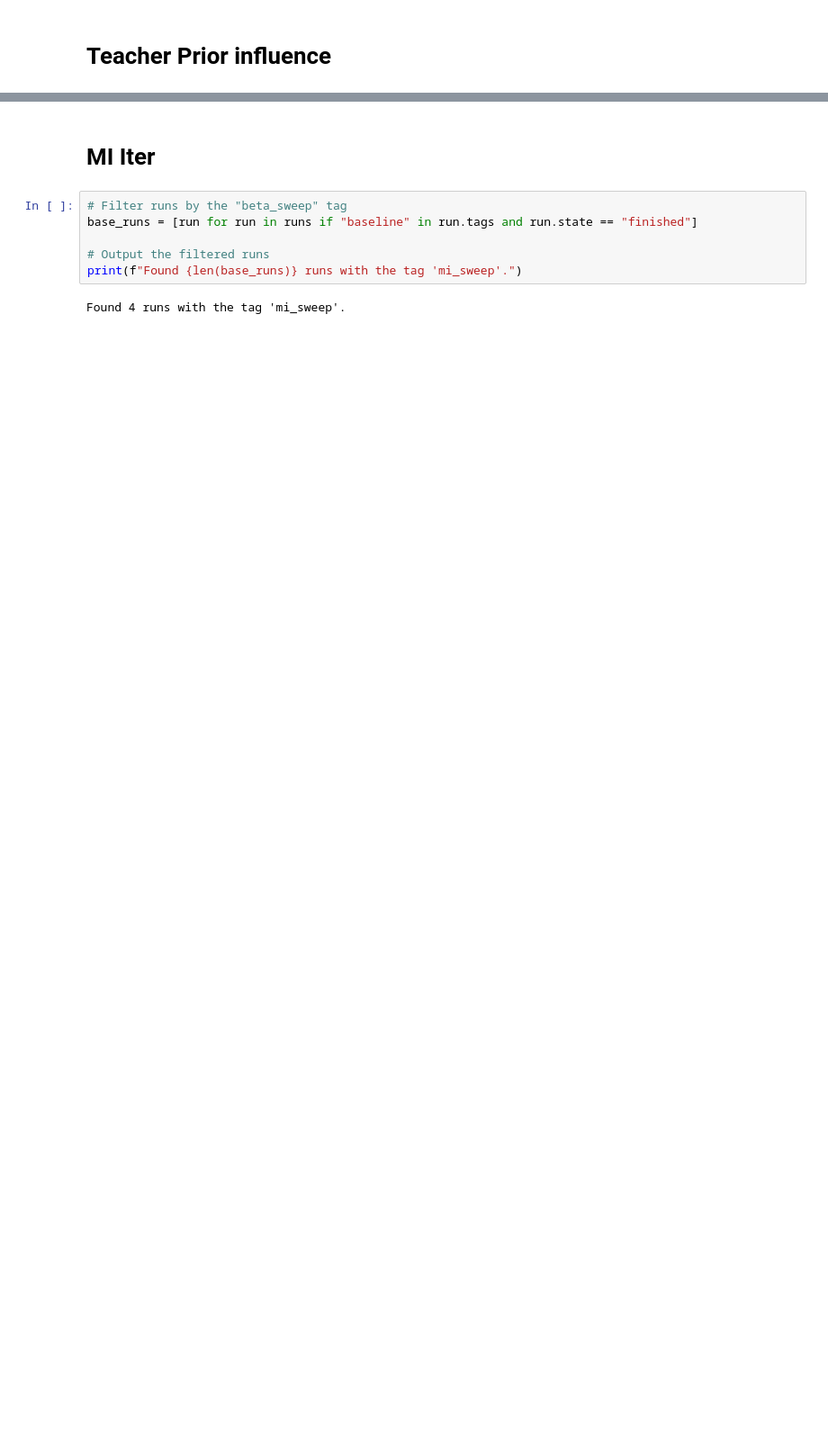
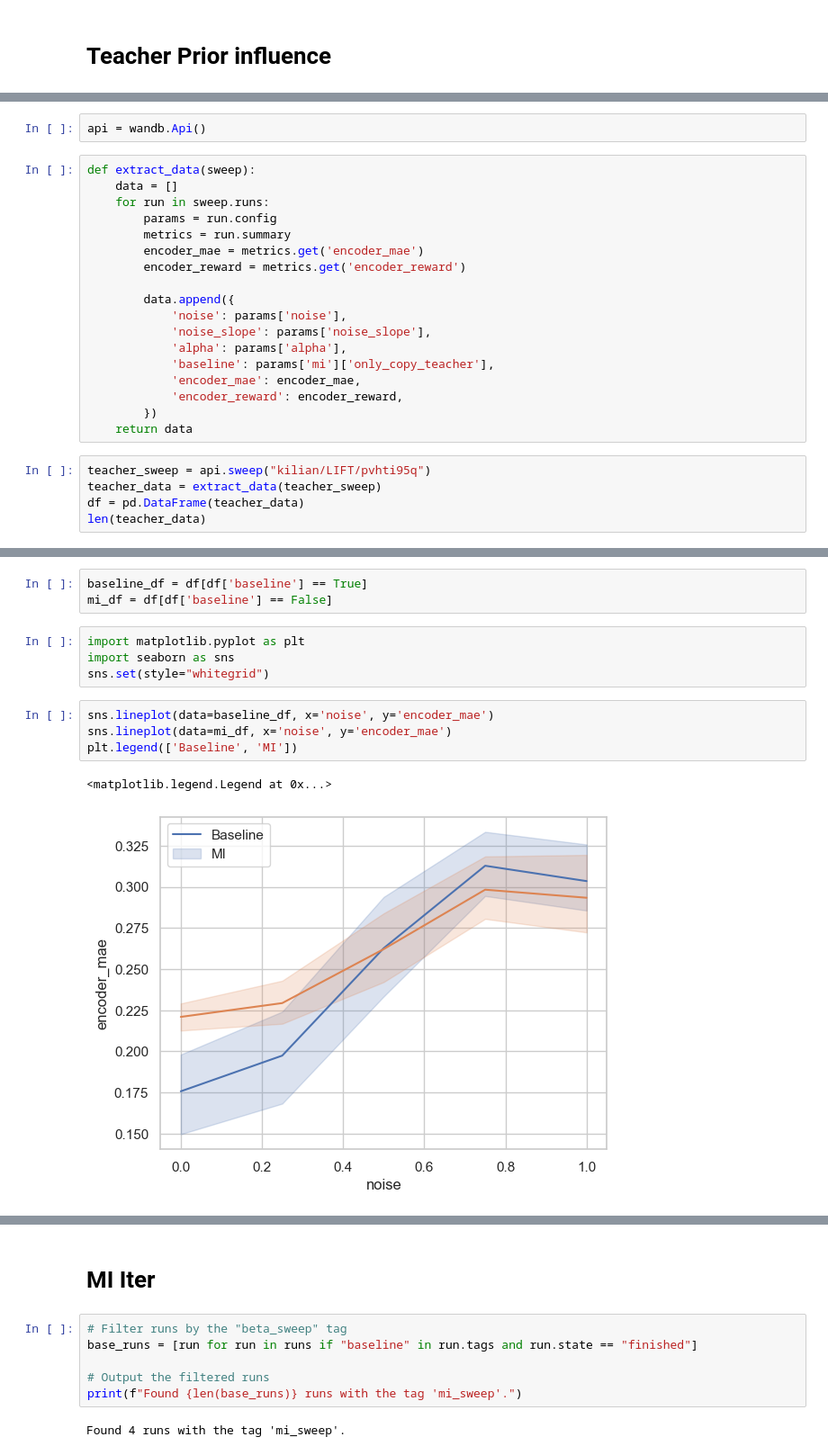
Before and after one commit to KilianFt/LIFT, a Jupyter notebook: notebooks/wandb_results_plots.ipynb, the cells around one changed output, grey strips where cells are left out. Shown at 90% size. Drawn from its saved outputs; the diff is of its cells as text; blank space fills up the shorter version.

```diff
--- a/notebooks/wandb_results_plots.ipynb
+++ b/notebooks/wandb_results_plots.ipynb
@@ -75,0 +113,25 @@ plt.show()
+# %%
+api = wandb.Api()
+# %%
+def extract_data(sweep):
+    data = []
+    for run in sweep.runs:
+        params = run.config
+        metrics = run.summary
+        encoder_mae = metrics.get('encoder_mae')
+        encoder_reward = metrics.get('encoder_reward')
+
+        data.append({
+            'noise': params['noise'],
+            'noise_slope': params['noise_slope'],
+            'alpha': params['alpha'],
+            'baseline': params['mi']['only_copy_teacher'],
+            'encoder_mae': encoder_mae,
+            'encoder_reward': encoder_reward,
+        })
+    return data
+# %%
+teacher_sweep = api.sweep("kilian/LIFT/pvhti95q")
+teacher_data = extract_data(teacher_sweep)
+df = pd.DataFrame(teacher_data)
+len(teacher_data)
@@ -75,0 +149,14 @@ plt.show()
+# %%
+baseline_df = df[df['baseline'] == True]
+mi_df = df[df['baseline'] == False]
+# %%
+import matplotlib.pyplot as plt
+import seaborn as sns
+sns.set(style="whitegrid")
+# %%
+sns.lineplot(data=baseline_df, x='noise', y='encoder_mae')
+sns.lineplot(data=mi_df, x='noise', y='encoder_mae')
+plt.legend(['Baseline', 'MI'])
+# %% [output]
+<matplotlib.legend.Legend at 0x...>
+[figure, added]
```
Also changed, not shown: parts of 25 cells of this notebook.
